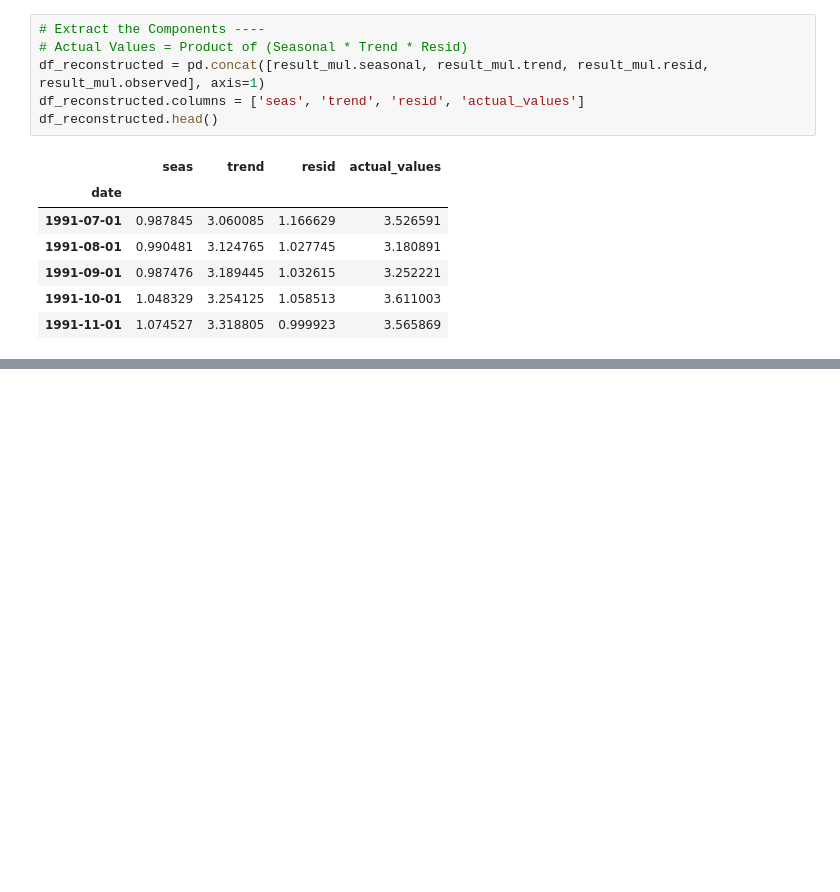
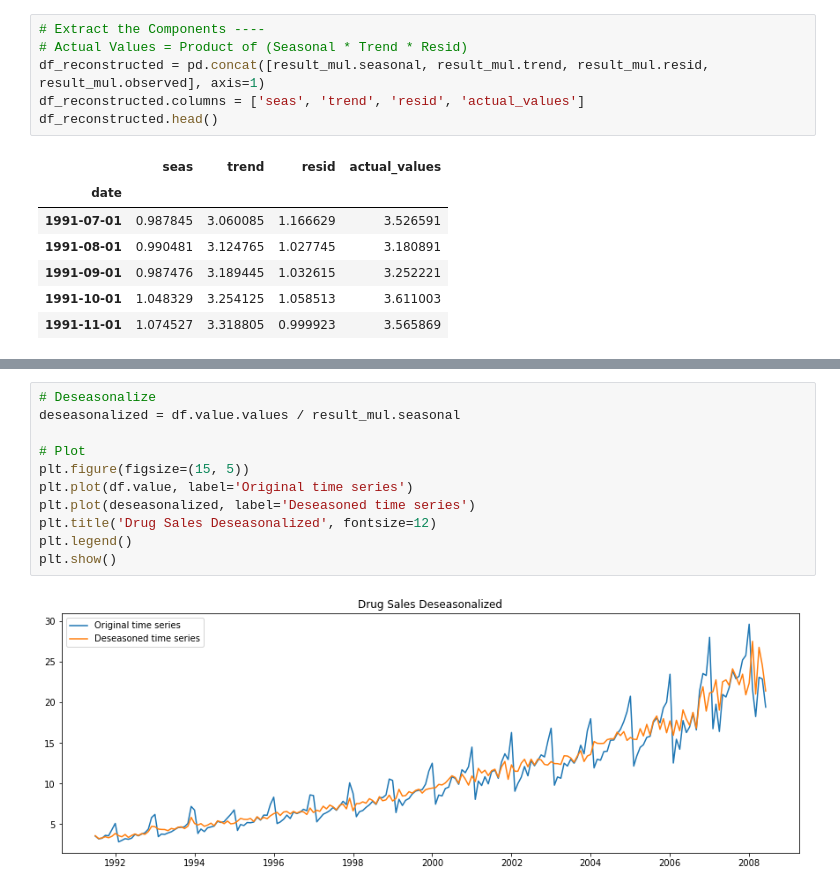
Before and after one commit to dksifoua/Time-Series-Analysis, a Jupyter notebook: Time Series Analysis.ipynb, the cells around one changed output, grey strips where cells are left out. Drawn from its saved outputs; the diff is of its cells as text; blank space fills up the shorter version.

```diff
--- a/Time Series Analysis.ipynb
+++ b/Time Series Analysis.ipynb
@@ -225,0 +348,13 @@ If we check, the product of `seas`, `trend` and `resid` columns should exactly e
+# %%
+# Deseasonalize
+deseasonalized = df.value.values / result_mul.seasonal
+
+# Plot
+plt.figure(figsize=(15, 5))
+plt.plot(df.value, label='Original time series')
+plt.plot(deseasonalized, label='Deseasoned time series')
+plt.title('Drug Sales Deseasonalized', fontsize=12)
+plt.legend()
+plt.show()
+# %% [output]
+[figure, added]
```
Also changed, not shown: parts of 21 cells of this notebook, 1 other file.
